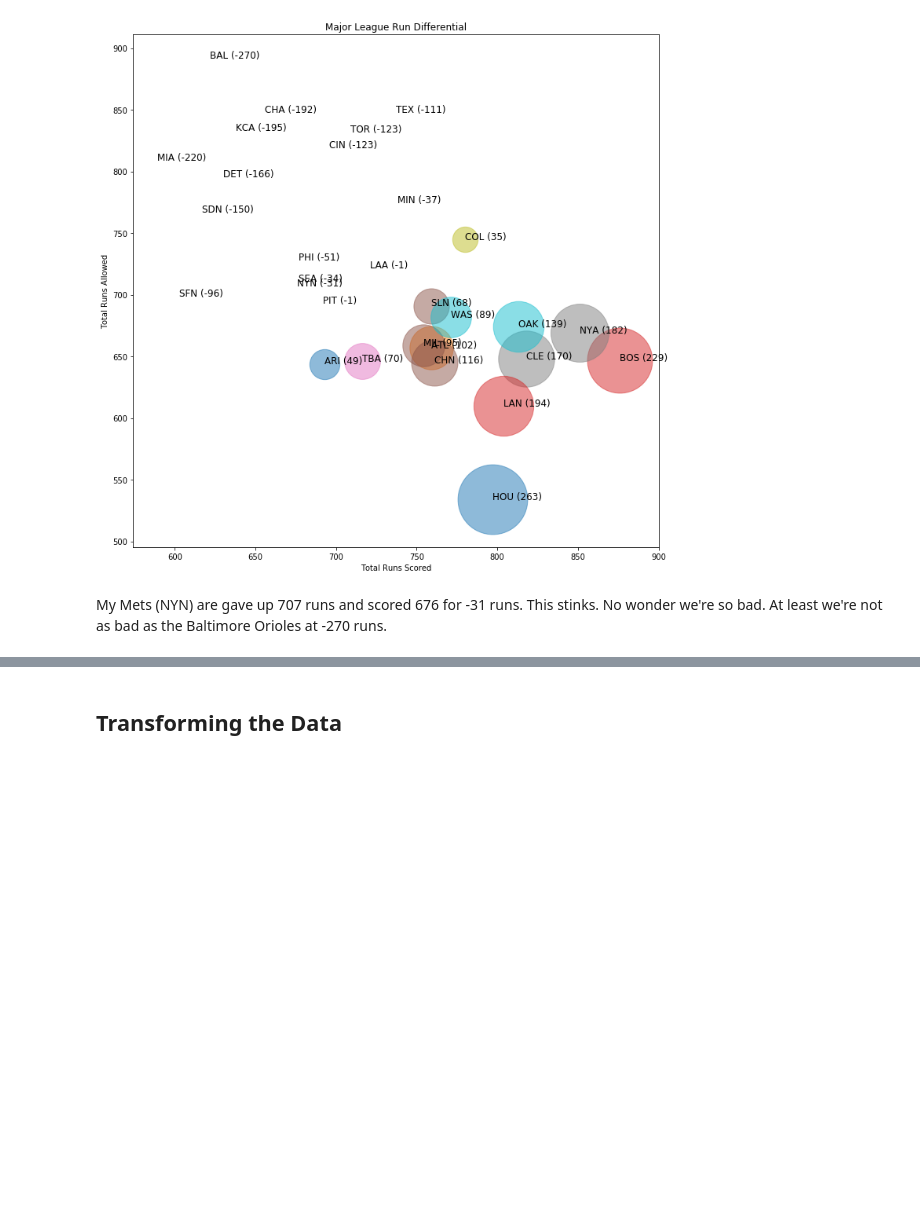
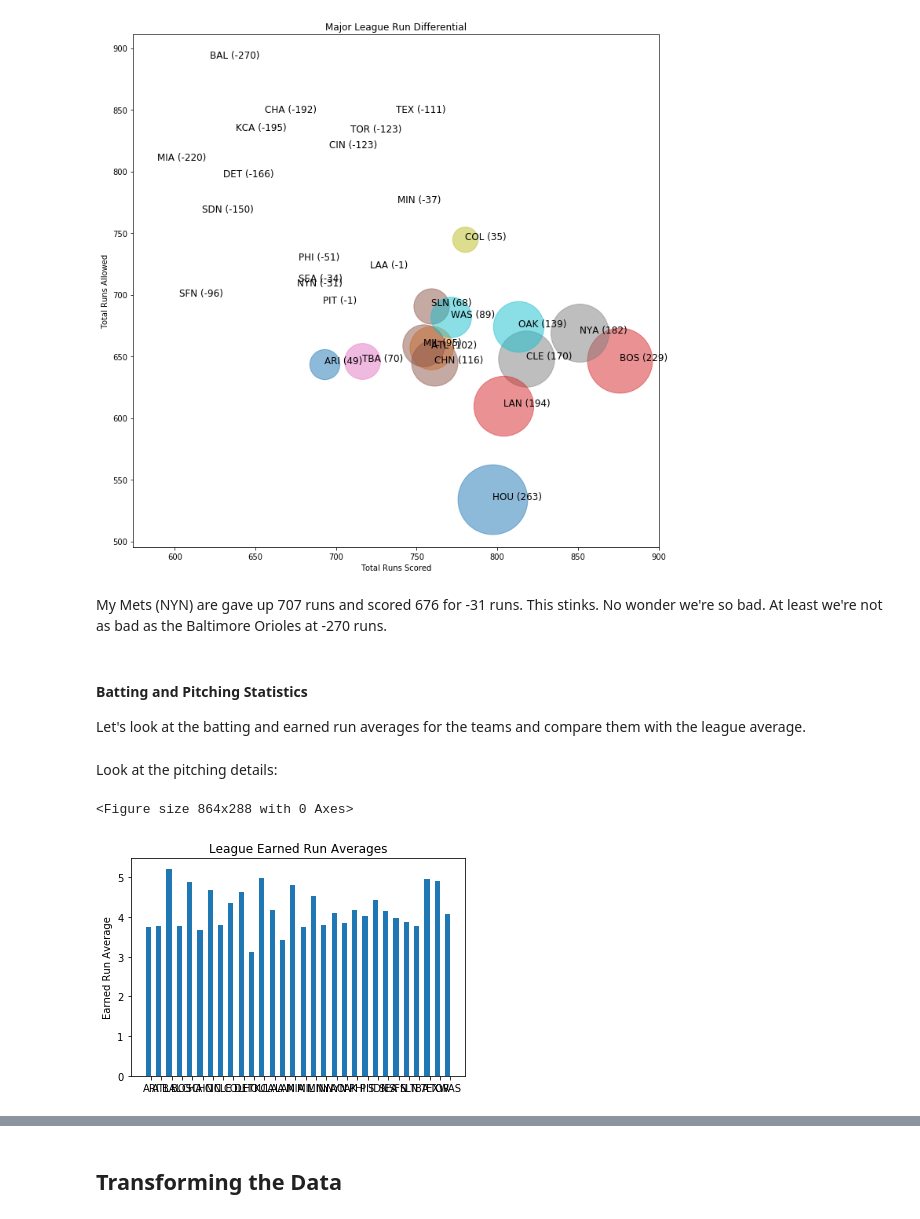
Before and after one commit to robertfg/python-class-project, a Jupyter notebook: python-class-project.ipynb, the cells around one changed output, grey strips where cells are left out. Drawn from its saved outputs; the diff is of its cells as text; code cells hidden in the pictures; blank space fills up the shorter version.

Commit message:
2 bar graphs - in progress

```diff
--- a/python-class-project.ipynb
+++ b/python-class-project.ipynb
@@ -424,3 +424,55 @@ plt.show()
 [figure]
 # %% [markdown]
 My Mets (NYN) are gave up 707 runs and scored 676 for -31 runs.  This stinks.  No wonder we're so bad.  At least we're not as bad as the Baltimore Orioles at -270 runs.
+# %% [markdown]
+#### Batting and Pitching Statistics
+Let's look at the batting and earned run averages for the teams and compare them with the league average.
+# %%
+# 2 empty arrays
+labels = []
+era = []
+ba = []
+
+# Loop to get data
+for label, row in team_data.iterrows():
+    labels.append(row.teamID)
+    era.append(row.ERA)
+    ba.append(row.Avg)
+
+# Get the league earned run average:
+sql_query = """SELECT ROUND(9 * CAST(SUM(ER) AS FLOAT)/SUM(IPOuts/3), 2) AS ERA
+               FROM pitching
+               WHERE yearID=2018"""
+
+league_era = pd.read_sql_query(sql_query, baseballdb)
+
+# Get the league batting average:
+sql_query = """SELECT ROUND(CAST(SUM(H) AS FLOAT)/SUM(AB), 3) AS Avg
+               FROM batting
+               WHERE yearID=2018"""
+
+league_avg = pd.read_sql_query(sql_query, baseballdb)
+# %% [markdown]
+Look at the pitching details:
+# %%
+plt.figure(figsize=(12, 4))
+
+# Label locations
+x = np.arange(len(labels))
+
+# the width of the bars
+width = 0.5
+
+fig, ax = plt.subplots()
+rects = ax.bar(x - width/2, era, width)
+
+ax.set_ylabel('Earned Run Average')
+ax.set_title('League Earned Run Averages')
+ax.set_xticks(x)
+ax.set_xticklabels(labels)
+# ax.plot([0, 20], [league_avg, league_avg], "-r")
+
+plt.show()
+# %% [output]
+<Figure size 864x288 with 0 Axes>
+[figure, added]
```
Also changed, not shown: parts of 1 cell of this notebook.
